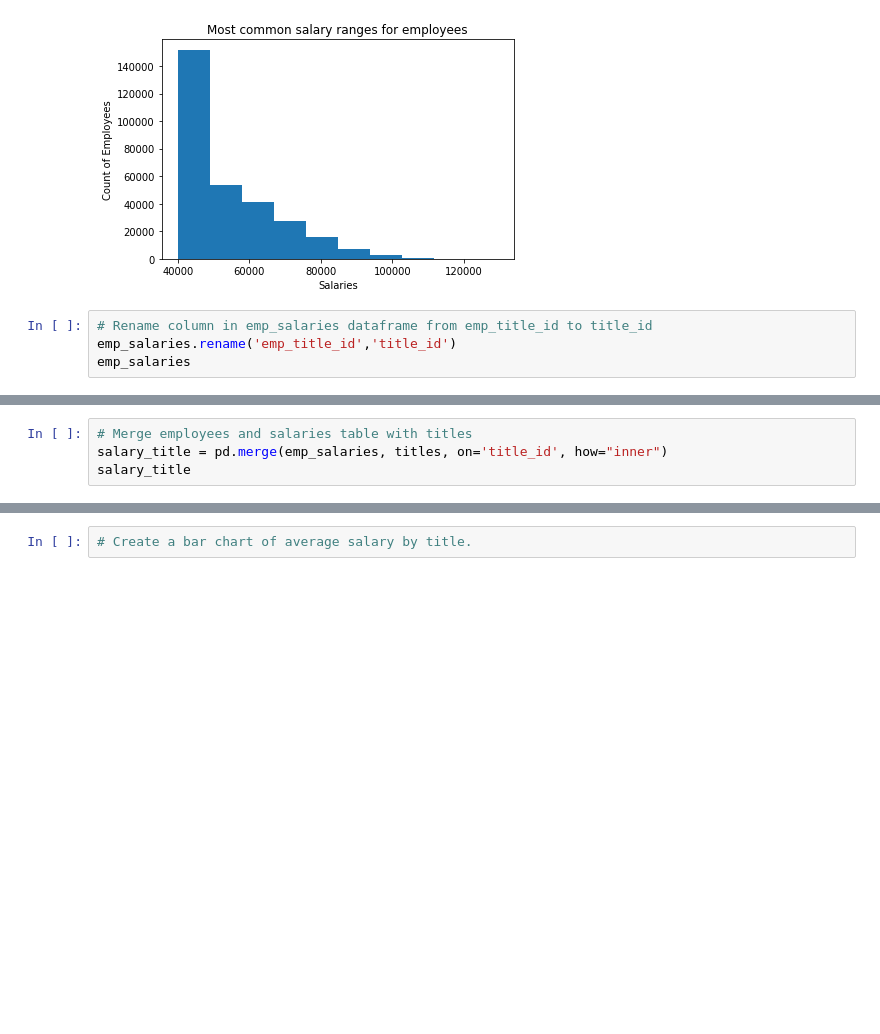
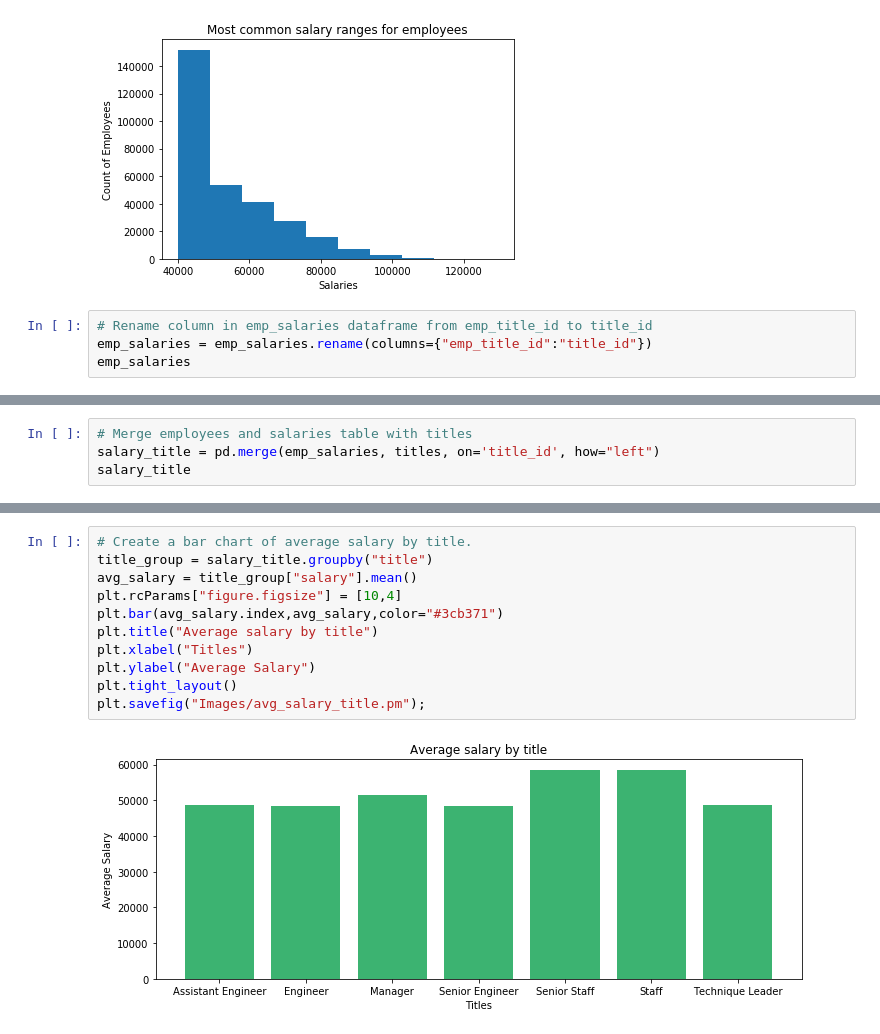
Before and after one commit to khartmann5/sql-challenge, a Jupyter notebook: Bonus_Analysis.ipynb, the cells around one changed output, grey strips where cells are left out. Saved outputs shown, nothing was run; the diff lists cells and outputs as text; blank space fills up the shorter version.

```diff
--- a/Bonus_Analysis.ipynb
+++ b/Bonus_Analysis.ipynb
@@ -77,6 +78,6 @@ plt.show()
 [figure]
 # %%
 # Rename column in emp_salaries dataframe from emp_title_id to title_id
-emp_salaries.rename('emp_title_id','title_id')
+emp_salaries = emp_salaries.rename(columns={"emp_title_id":"title_id"})
 emp_salaries
 # %% [output]
@@ -84,5 +97,5 @@ TypeError: rename() takes from 1 to 2 positional arguments but 3 were given
 # %%
 # Merge employees and salaries table with titles
-salary_title = pd.merge(emp_salaries, titles, on='title_id', how="inner")
+salary_title = pd.merge(emp_salaries, titles, on='title_id', how="left")
 salary_title
 # %% [output]
@@ -90,2 +115,13 @@ KeyError: 'title_id'
 # %%
 # Create a bar chart of average salary by title.
+title_group = salary_title.groupby("title")
+avg_salary = title_group["salary"].mean()
+plt.rcParams["figure.figsize"] = [10,4]
+plt.bar(avg_salary.index,avg_salary,color="#3cb371")
+plt.title("Average salary by title")
+plt.xlabel("Titles")
+plt.ylabel("Average Salary")
+plt.tight_layout()
+plt.savefig("Images/avg_salary_title.pm");
+# %% [output]
+[figure, added]
```
Also changed, not shown: parts of 4 cells of this notebook, 2 other files.
